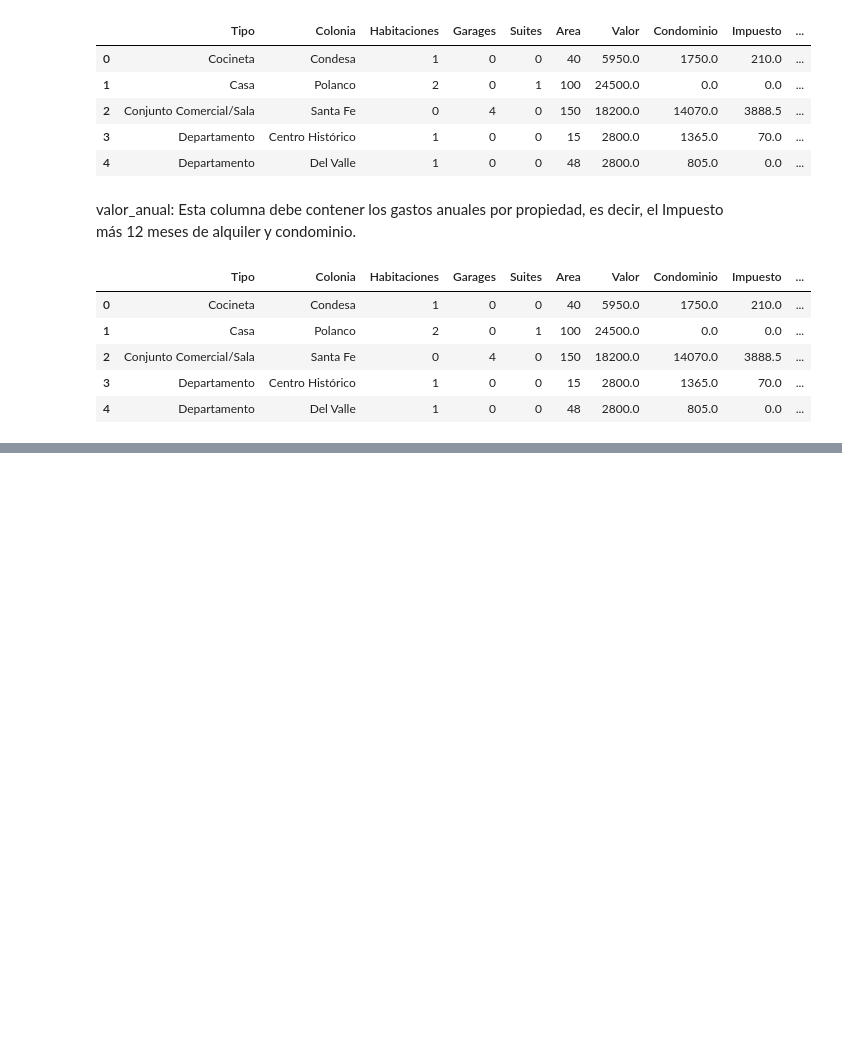
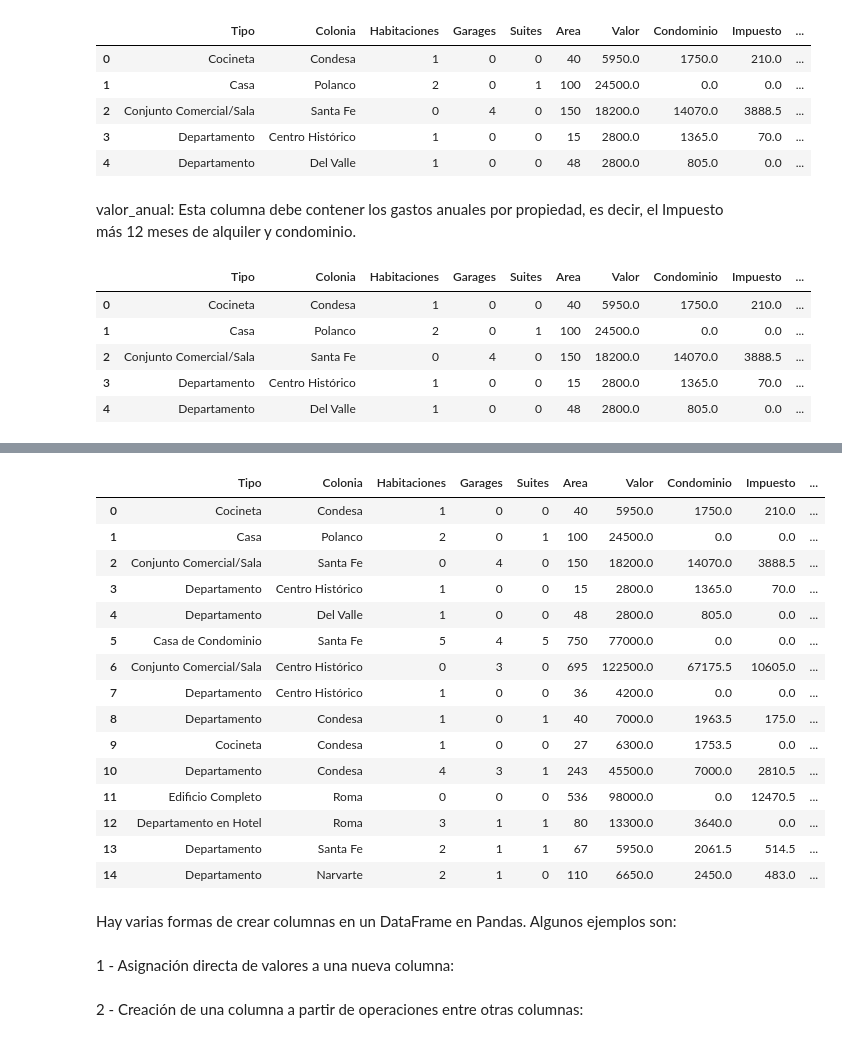
Before and after one commit to dscamacho333/Data_Science_Course, a Jupyter notebook: Pandas_Inmuebles_CDMX.ipynb, the cells around one changed output, grey strips where cells are left out. Drawn from its saved outputs; the diff is of its cells as text; code cells hidden in the pictures; blank space fills up the shorter version.

Commit message:
Learning about how to create new columns using dataframes

```diff
--- a/Pandas_Inmuebles_CDMX.ipynb
+++ b/Pandas_Inmuebles_CDMX.ipynb
@@ -1139,0 +1144,3 @@ rent_dataframe.head()
+# %%
+# Creating categorical column
+rent_dataframe['Descripcion'] = 'El tipo de propiedad es : ' + rent_dataframe.Tipo + ' y la colonia: ' + rent_dataframe.Colonia
@@ -1139,0 +1185,2 @@ rent_dataframe.head()
+# %%
+rent_dataframe['Tiene_Suite'] = rent_dataframe.Suites >= 1
@@ -1139,0 +1203,31 @@ rent_dataframe.head()
+# %%
+# Another way to do it
+
+rent_dataframe['Tiene_Suite'] = rent_dataframe.Suites.apply(
+    lambda row : 'Si' if ( row > 0 ) else 'No'
+)
+# %%
+rent_dataframe.head(
+    n=15
+)
+# %% [output]
+|  | Tipo | Colonia | Habitaciones | Garages | Suites | Area | Valor | Condominio | Impuesto | ... |
+| 0 | Cocineta | Condesa | 1 | 0 | 0 | 40 | 5950.0 | 1750.0 | 210.0 | ... |
+| 1 | Casa | Polanco | 2 | 0 | 1 | 100 | 24500.0 | 0.0 | 0.0 | ... |
+| 2 | Conjunto Comercial/Sala | Santa Fe | 0 | 4 | 0 | 150 | 18200.0 | 14070.0 | 3888.5 | ... |
+| 3 | Departamento | Centro Histórico | 1 | 0 | 0 | 15 | 2800.0 | 1365.0 | 70.0 | ... |
+| 4 | Departamento | Del Valle | 1 | 0 | 0 | 48 | 2800.0 | 805.0 | 0.0 | ... |
+| 5 | Casa de Condominio | Santa Fe | 5 | 4 | 5 | 750 | 77000.0 | 0.0 | 0.0 | ... |
+| 6 | Conjunto Comercial/Sala | Centro Histórico | 0 | 3 | 0 | 695 | 122500.0 | 67175.5 | 10605.0 | ... |
+| 7 | Departamento | Centro Histórico | 1 | 0 | 0 | 36 | 4200.0 | 0.0 | 0.0 | ... |
+| 8 | Departamento | Condesa | 1 | 0 | 1 | 40 | 7000.0 | 1963.5 | 175.0 | ... |
+| 9 | Cocineta | Condesa | 1 | 0 | 0 | 27 | 6300.0 | 1753.5 | 0.0 | ... |
+| 10 | Departamento | Condesa | 4 | 3 | 1 | 243 | 45500.0 | 7000.0 | 2810.5 | ... |
+| 11 | Edificio Completo | Roma | 0 | 0 | 0 | 536 | 98000.0 | 0.0 | 12470.5 | ... |
+| 12 | Departamento en Hotel | Roma | 3 | 1 | 1 | 80 | 13300.0 | 3640.0 | 0.0 | ... |
+| 13 | Departamento | Santa Fe | 2 | 1 | 1 | 67 | 5950.0 | 2061.5 | 514.5 | ... |
+| 14 | Departamento | Narvarte | 2 | 1 | 0 | 110 | 6650.0 | 2450.0 | 483.0 | ... |
+# %% [markdown]
+Hay varias formas de crear columnas en un DataFrame en Pandas. Algunos ejemplos son:
+# %% [markdown]
+1 - Asignación directa de valores a una nueva columna:
@@ -1139,0 +1239,2 @@ rent_dataframe.head()
+# %% [markdown]
+2 - Creación de una columna a partir de operaciones entre otras columnas:
```
Also changed, not shown: parts of 16 cells of this notebook.
